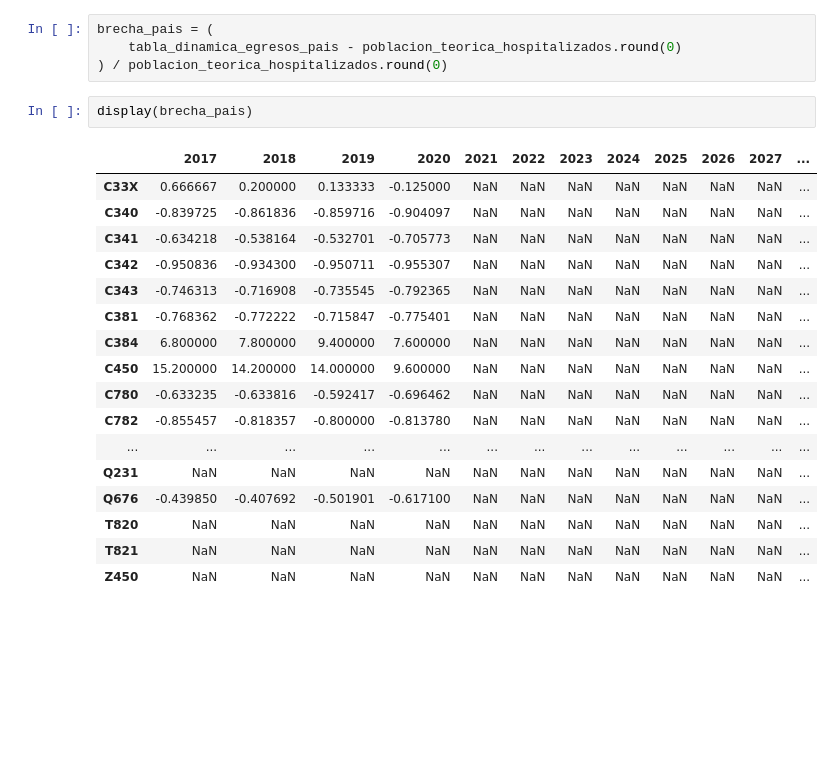
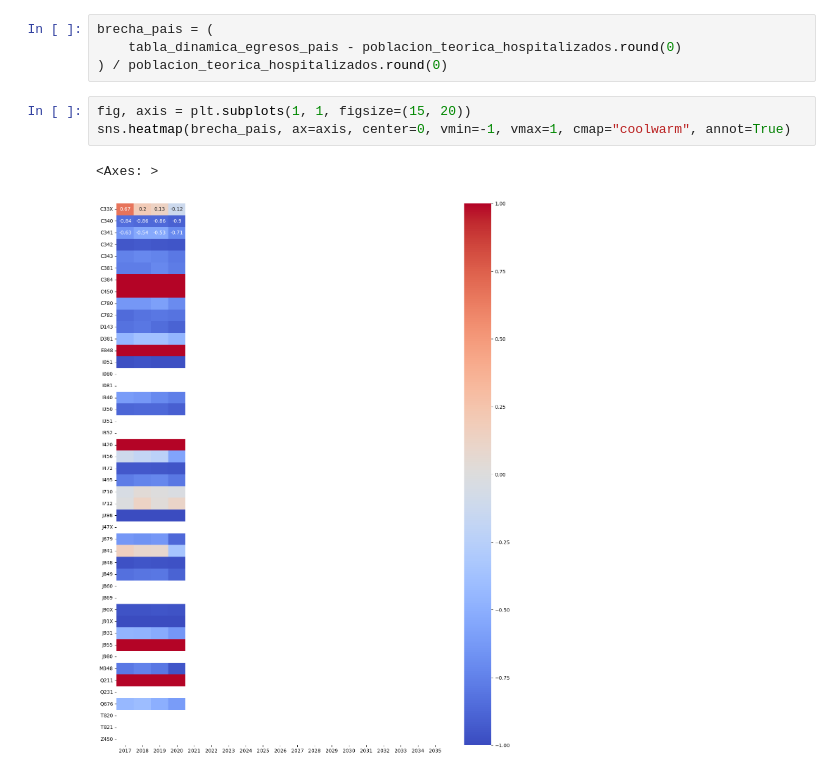
Before and after one commit to JavierRojas14/proyeccion-int, a Jupyter notebook: notebooks/3.0-jrb-forecasting-with-theoretical-demand.ipynb, the cells around one changed output. Saved outputs shown, nothing was run; the diff lists cells and outputs as text; blank space fills up the shorter version.

Commit message:
Reporta heatmap de brecha

```diff
--- a/notebooks/3.0-jrb-forecasting-with-theoretical-demand.ipynb
+++ b/notebooks/3.0-jrb-forecasting-with-theoretical-demand.ipynb
@@ -101,23 +101,9 @@ Además, ha resuelto un 12% más que los casos teóricos.
 brecha_pais = (
     tabla_dinamica_egresos_pais - poblacion_teorica_hospitalizados.round(0)
 ) / poblacion_teorica_hospitalizados.round(0)
-# %%
-display(brecha_pais)
-# %% [output]
-|  | 2017 | 2018 | 2019 | 2020 | 2021 | 2022 | 2023 | 2024 | 2025 | 2026 | 2027 | ... |
-| C33X | 0.666667 | 0.200000 | 0.133333 | -0.125000 | NaN | NaN | NaN | NaN | NaN | NaN | NaN | ... |
-| C340 | -0.839725 | -0.861836 | -0.859716 | -0.904097 | NaN | NaN | NaN | NaN | NaN | NaN | NaN | ... |
-| C341 | -0.634218 | -0.538164 | -0.532701 | -0.705773 | NaN | NaN | NaN | NaN | NaN | NaN | NaN | ... |
-| C342 | -0.950836 | -0.934300 | -0.950711 | -0.955307 | NaN | NaN | NaN | NaN | NaN | NaN | NaN | ... |
-| C343 | -0.746313 | -0.716908 | -0.735545 | -0.792365 | NaN | NaN | NaN | NaN | NaN | NaN | NaN | ... |
-| C381 | -0.768362 | -0.772222 | -0.715847 | -0.775401 | NaN | NaN | NaN | NaN | NaN | NaN | NaN | ... |
-| C384 | 6.800000 | 7.800000 | 9.400000 | 7.600000 | NaN | NaN | NaN | NaN | NaN | NaN | NaN | ... |
-| C450 | 15.200000 | 14.200000 | 14.000000 | 9.600000 | NaN | NaN | NaN | NaN | NaN | NaN | NaN | ... |
-| C780 | -0.633235 | -0.633816 | -0.592417 | -0.696462 | NaN | NaN | NaN | NaN | NaN | NaN | NaN | ... |
-| C782 | -0.855457 | -0.818357 | -0.800000 | -0.813780 | NaN | NaN | NaN | NaN | NaN | NaN | NaN | ... |
-| ... | ... | ... | ... | ... | ... | ... | ... | ... | ... | ... | ... | ... |
-| Q231 | NaN | NaN | NaN | NaN | NaN | NaN | NaN | NaN | NaN | NaN | NaN | ... |
-| Q676 | -0.439850 | -0.407692 | -0.501901 | -0.617100 | NaN | NaN | NaN | NaN | NaN | NaN | NaN | ... |
-| T820 | NaN | NaN | NaN | NaN | NaN | NaN | NaN | NaN | NaN | NaN | NaN | ... |
-| T821 | NaN | NaN | NaN | NaN | NaN | NaN | NaN | NaN | NaN | NaN | NaN | ... |
-| Z450 | NaN | NaN | NaN | NaN | NaN | NaN | NaN | NaN | NaN | NaN | NaN | ... |
+# %%
+fig, axis = plt.subplots(1, 1, figsize=(15, 20))
+sns.heatmap(brecha_pais, ax=axis, center=0, vmin=-1, vmax=1, cmap="coolwarm", annot=True)
+# %% [output]
+<Axes: >
+[figure, added]
```
